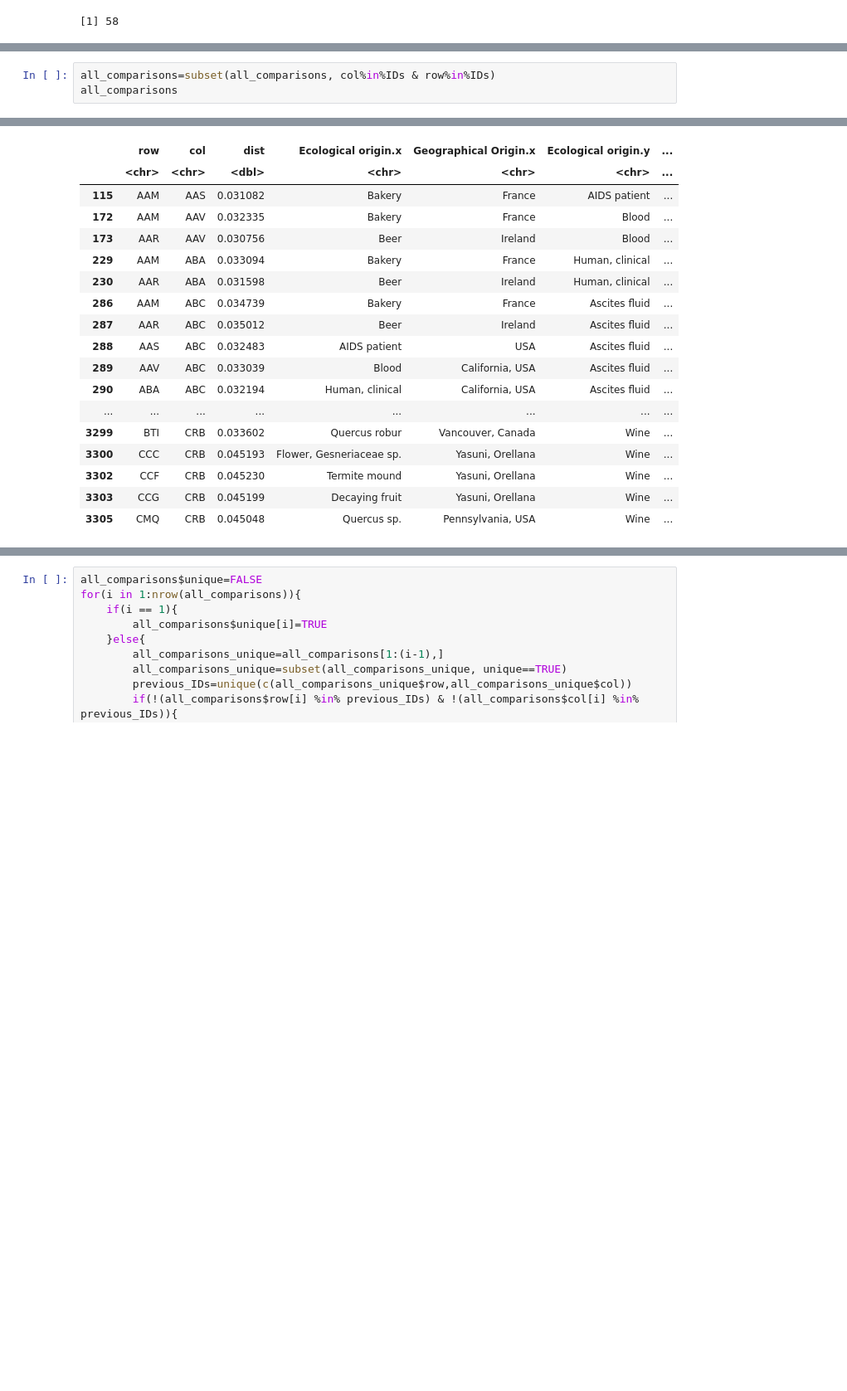
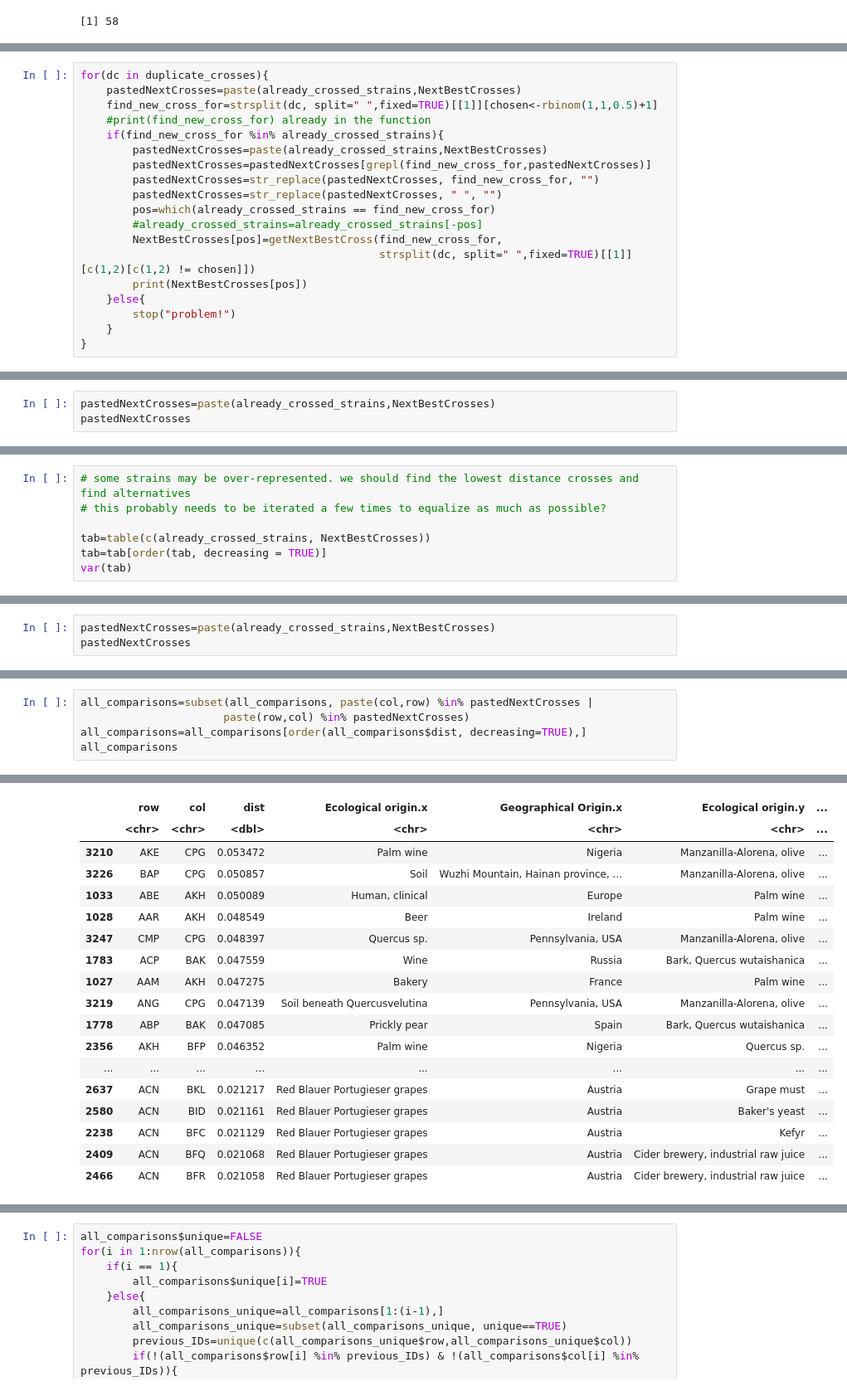
Before and after one commit to jnrunge/TRD, a Jupyter notebook: All measures except opposite homozygous loci.ipynb, the cells around one changed output, grey strips where cells are left out. Shown: that part at 83% size. Cells and saved outputs as stored; diff of their text form; blank space fills up the shorter version.

```diff
--- a/All measures except opposite homozygous loci.ipynb
+++ b/All measures except opposite homozygous loci.ipynb
@@ -149,0 +318,19 @@ display_venn(x)
+# %%
+for(dc in duplicate_crosses){
+    pastedNextCrosses=paste(already_crossed_strains,NextBestCrosses)
+    find_new_cross_for=strsplit(dc, split=" ",fixed=TRUE)[[1]][chosen<-rbinom(1,1,0.5)+1]
+    #print(find_new_cross_for) already in the function
+    if(find_new_cross_for %in% already_crossed_strains){
+        pastedNextCrosses=paste(already_crossed_strains,NextBestCrosses)
+        pastedNextCrosses=pastedNextCrosses[grepl(find_new_cross_for,pastedNextCrosses)]
+        pastedNextCrosses=str_replace(pastedNextCrosses, find_new_cross_for, "")
+        pastedNextCrosses=str_replace(pastedNextCrosses, " ", "")
+        pos=which(already_crossed_strains == find_new_cross_for)
+        #already_crossed_strains=already_crossed_strains[-pos]
+        NextBestCrosses[pos]=getNextBestCross(find_new_cross_for,
+                                              strsplit(dc, split=" ",fixed=TRUE)[[1]][c(1,2)[c(1,2) != chosen]])
+        print(NextBestCrosses[pos])
+    }else{
+        stop("problem!")
+    }
+}
@@ -149,0 +340,3 @@ display_venn(x)
+# %%
+pastedNextCrosses=paste(already_crossed_strains,NextBestCrosses)
+pastedNextCrosses
@@ -149,0 +353,7 @@ display_venn(x)
+# %%
+# some strains may be over-represented. we should find the lowest distance crosses and find alternatives
+# this probably needs to be iterated a few times to equalize as much as possible?
+
+tab=table(c(already_crossed_strains, NextBestCrosses))
+tab=tab[order(tab, decreasing = TRUE)]
+var(tab)
@@ -149,0 +451,3 @@ display_venn(x)
+# %%
+pastedNextCrosses=paste(already_crossed_strains,NextBestCrosses)
+pastedNextCrosses
@@ -150,4 +488,6 @@ display_venn(x)
 # %%
-all_comparisons=subset(all_comparisons, col%in%IDs & row%in%IDs)
+all_comparisons=subset(all_comparisons, paste(col,row) %in% pastedNextCrosses |
+                      paste(row,col) %in% pastedNextCrosses)
+all_comparisons=all_comparisons[order(all_comparisons$dist, decreasing=TRUE),]
 all_comparisons
 # %% [output]
@@ -155,21 +495,21 @@ A data.frame: 714 × 9
 |  | row | col | dist | Ecological origin.x | Geographical Origin.x | Ecological origin.y | ... |
 |  | <chr> | <chr> | <dbl> | <chr> | <chr> | <chr> | ... |
-| 115 | AAM | AAS | 0.031082 | Bakery | France | AIDS patient | ... |
-| 172 | AAM | AAV | 0.032335 | Bakery | France | Blood | ... |
-| 173 | AAR | AAV | 0.030756 | Beer | Ireland | Blood | ... |
-| 229 | AAM | ABA | 0.033094 | Bakery | France | Human, clinical | ... |
-| 230 | AAR | ABA | 0.031598 | Beer | Ireland | Human, clinical | ... |
-| 286 | AAM | ABC | 0.034739 | Bakery | France | Ascites fluid | ... |
-| 287 | AAR | ABC | 0.035012 | Beer | Ireland | Ascites fluid | ... |
-| 288 | AAS | ABC | 0.032483 | AIDS patient | USA | Ascites fluid | ... |
-| 289 | AAV | ABC | 0.033039 | Blood | California, USA | Ascites fluid | ... |
-| 290 | ABA | ABC | 0.032194 | Human, clinical | California, USA | Ascites fluid | ... |
+| 3210 | AKE | CPG | 0.053472 | Palm wine | Nigeria | Manzanilla-Alorena, olive | ... |
+| 3226 | BAP | CPG | 0.050857 | Soil | Wuzhi Mountain, Hainan province, ... | Manzanilla-Alorena, olive | ... |
+| 1033 | ABE | AKH | 0.050089 | Human, clinical | Europe | Palm wine | ... |
+| 1028 | AAR | AKH | 0.048549 | Beer | Ireland | Palm wine | ... |
+| 3247 | CMP | CPG | 0.048397 | Quercus sp. | Pennsylvania, USA | Manzanilla-Alorena, olive | ... |
+| 1783 | ACP | BAK | 0.047559 | Wine | Russia | Bark, Quercus wutaishanica | ... |
+| 1027 | AAM | AKH | 0.047275 | Bakery | France | Palm wine | ... |
+| 3219 | ANG | CPG | 0.047139 | Soil beneath Quercusvelutina | Pennsylvania, USA | Manzanilla-Alorena, olive | ... |
+| 1778 | ABP | BAK | 0.047085 | Prickly pear | Spain | Bark, Quercus wutaishanica | ... |
+| 2356 | AKH | BFP | 0.046352 | Palm wine | Nigeria | Quercus sp. | ... |
 | ... | ... | ... | ... | ... | ... | ... | ... |
-| 3299 | BTI | CRB | 0.033602 | Quercus robur | Vancouver, Canada | Wine | ... |
-| 3300 | CCC | CRB | 0.045193 | Flower, Gesneriaceae sp. | Yasuni, Orellana | Wine | ... |
-| 3302 | CCF | CRB | 0.045230 | Termite mound | Yasuni, Orellana | Wine | ... |
-| 3303 | CCG | CRB | 0.045199 | Decaying fruit | Yasuni, Orellana | Wine | ... |
-| 3305 | CMQ | CRB | 0.045048 | Quercus sp. | Pennsylvania, USA | Wine | ... |
+| 2637 | ACN | BKL | 0.021217 | Red Blauer Portugieser grapes | Austria | Grape must | ... |
+| 2580 | ACN | BID | 0.021161 | Red Blauer Portugieser grapes | Austria | Baker's yeast | ... |
+| 2238 | ACN | BFC | 0.021129 | Red Blauer Portugieser grapes | Austria | Kefyr | ... |
+| 2409 | ACN | BFQ | 0.021068 | Red Blauer Portugieser grapes | Austria | Cider brewery, industrial raw juice | ... |
+| 2466 | ACN | BFR | 0.021058 | Red Blauer Portugieser grapes | Austria | Cider brewery, industrial raw juice | ... |
 # %%
 ggplot(mapping=aes(c(all_comparisons$row,all_comparisons$col)))+
 geom_bar()+
```
Also changed, not shown: parts of 52 cells of this notebook, 2 other files.
